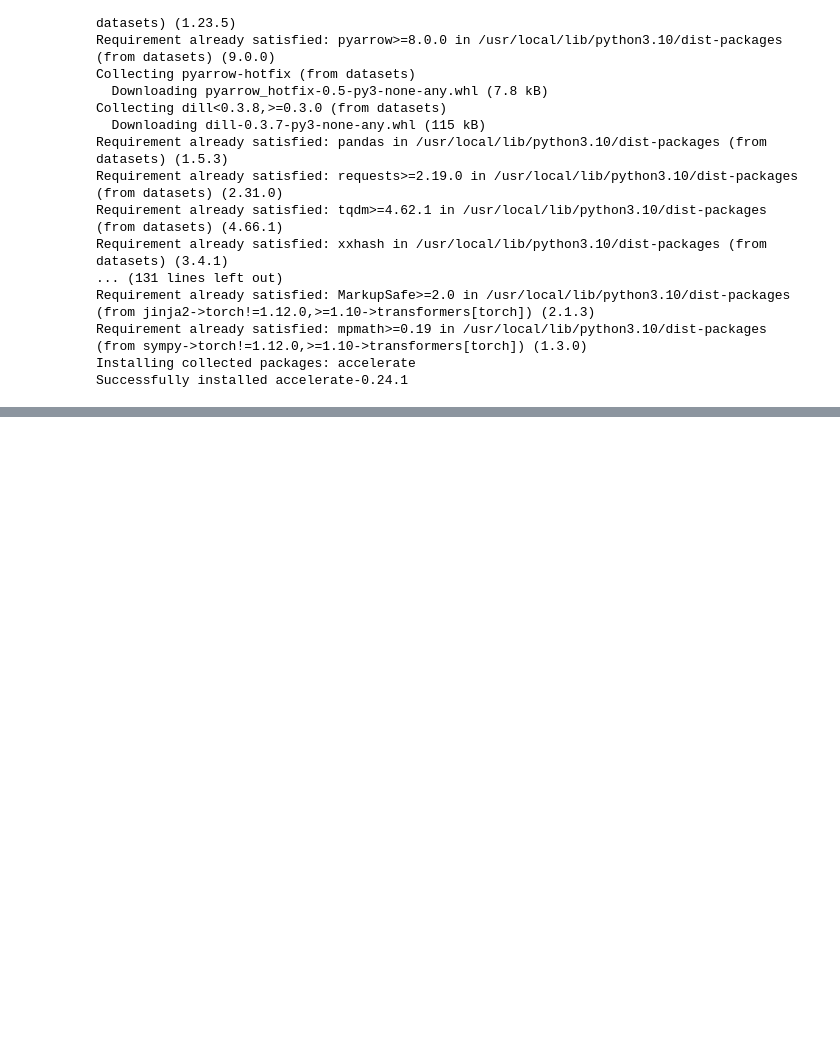
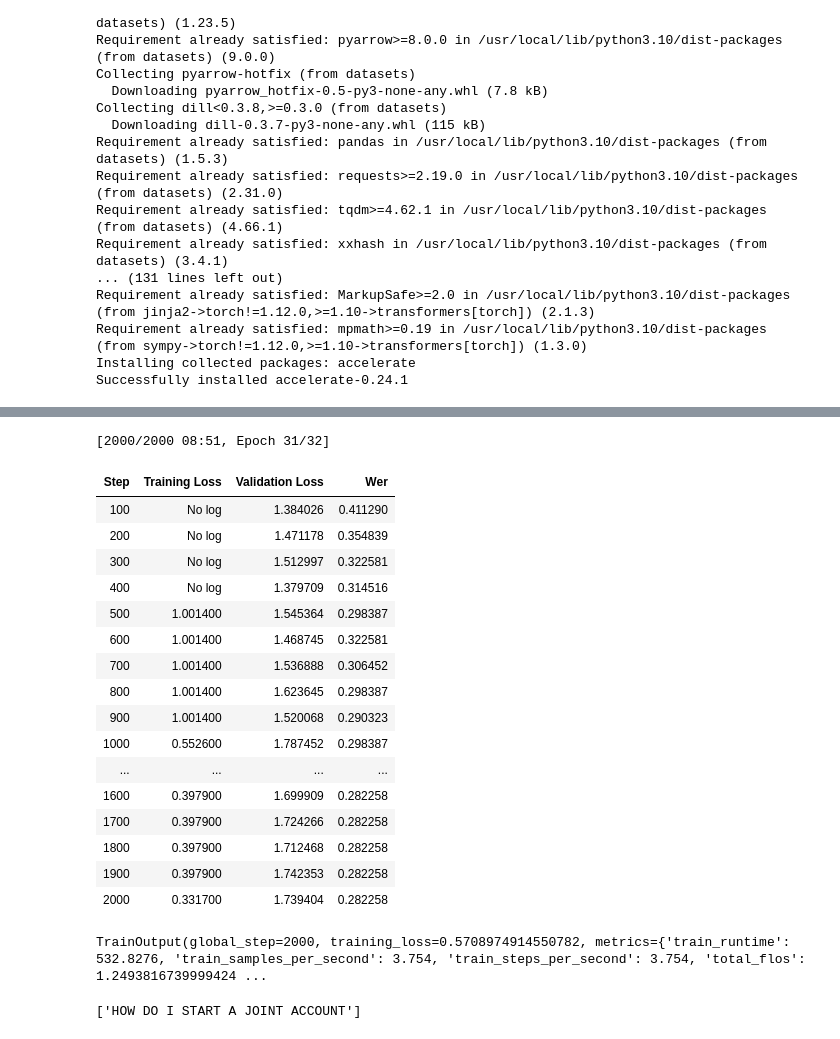
Before and after one commit to rahulsm27/ML, a Jupyter notebook: Wav2Vec2_Finetuned.ipynb, the cells around one changed output, grey strips where cells are left out. Cells and saved outputs as stored; diff of their text form; code cells hidden in the pictures; blank space fills up the shorter version.

```diff
--- a/Wav2Vec2_Finetuned.ipynb
+++ b/Wav2Vec2_Finetuned.ipynb
@@ -53,0 +132,2 @@ model = Wav2Vec2ForCTC.from_pretrained("facebook/wav2vec2-base-960h")
+# %%
+encoded_dataset = dataset.map(prepare_dataset, num_proc=1)
@@ -53,0 +159,4 @@ model = Wav2Vec2ForCTC.from_pretrained("facebook/wav2vec2-base-960h")
+# %%
+
+
+data_collator = DataCollatorCTCWithPadding(processor=processor, padding="longest")
@@ -53,0 +185,4 @@ model = Wav2Vec2ForCTC.from_pretrained("facebook/wav2vec2-base-960h")
+# %%
+del model
+model = Wav2Vec2ForCTC.from_pretrained("facebook/wav2vec2-base-960h",ctc_loss_reduction="mean",pad_token_id=processor.tokenizer.pad_token_id)
+model.to(device)
@@ -53,0 +212,64 @@ model = Wav2Vec2ForCTC.from_pretrained("facebook/wav2vec2-base-960h")
+# %%
+# defining training arguments and trainer
+
+training_args = TrainingArguments(
+    output_dir="wav2vec2_finetuned",
+    gradient_checkpointing=True,
+    per_device_train_batch_size=1,
+    learning_rate=1e-5,
+    warmup_steps=2,
+    max_steps=2000,
+    fp16=True,
+    optim='adafactor',
+    group_by_length=True,
+    evaluation_strategy="steps",
+    per_device_eval_batch_size=1,
+    eval_steps=100,
+    load_best_model_at_end=True,
+    metric_for_best_model="wer",
+
+)
+
+trainer = Trainer(
+    model=model,
+    args=training_args,
+    train_dataset=encoded_dataset["train"],
+    eval_dataset=encoded_dataset["test"],
+    tokenizer=processor.feature_extractor,
+    data_collator=data_collator,
+    compute_metrics=compute_metrics,
+)
+# %%
+
+# Requires GPU for training
+trainer.train()
+# %% [output]
+[2000/2000 08:51, Epoch 31/32]
+| Step | Training Loss | Validation Loss | Wer |
+| 100 | No log | 1.384026 | 0.411290 |
+| 200 | No log | 1.471178 | 0.354839 |
+| 300 | No log | 1.512997 | 0.322581 |
+| 400 | No log | 1.379709 | 0.314516 |
+| 500 | 1.001400 | 1.545364 | 0.298387 |
+| 600 | 1.001400 | 1.468745 | 0.322581 |
+| 700 | 1.001400 | 1.536888 | 0.306452 |
+| 800 | 1.001400 | 1.623645 | 0.298387 |
+| 900 | 1.001400 | 1.520068 | 0.290323 |
+| 1000 | 0.552600 | 1.787452 | 0.298387 |
+| ... | ... | ... | ... |
+| 1600 | 0.397900 | 1.699909 | 0.282258 |
+| 1700 | 0.397900 | 1.724266 | 0.282258 |
+| 1800 | 0.397900 | 1.712468 | 0.282258 |
+| 1900 | 0.397900 | 1.742353 | 0.282258 |
+| 2000 | 0.331700 | 1.739404 | 0.282258 |
+TrainOutput(global_step=2000, training_loss=0.5708974914550782, metrics={'train_runtime': 532.8276, 'train_samples_per_second': 3.754, 'train_steps_per_second': 3.754, 'total_flos': 1.2493816739999424 ...
+# %%
+
+with torch.no_grad():
+    logits = model(**inputs.to(device)).logits
+
+predicted_ids = torch.argmax(logits, dim=-1)
+transcription = processor.batch_decode(predicted_ids)
+transcription
+# %% [output]
+['HOW DO I START A JOINT ACCOUNT']
```
Also changed, not shown: parts of 15 cells of this notebook.
